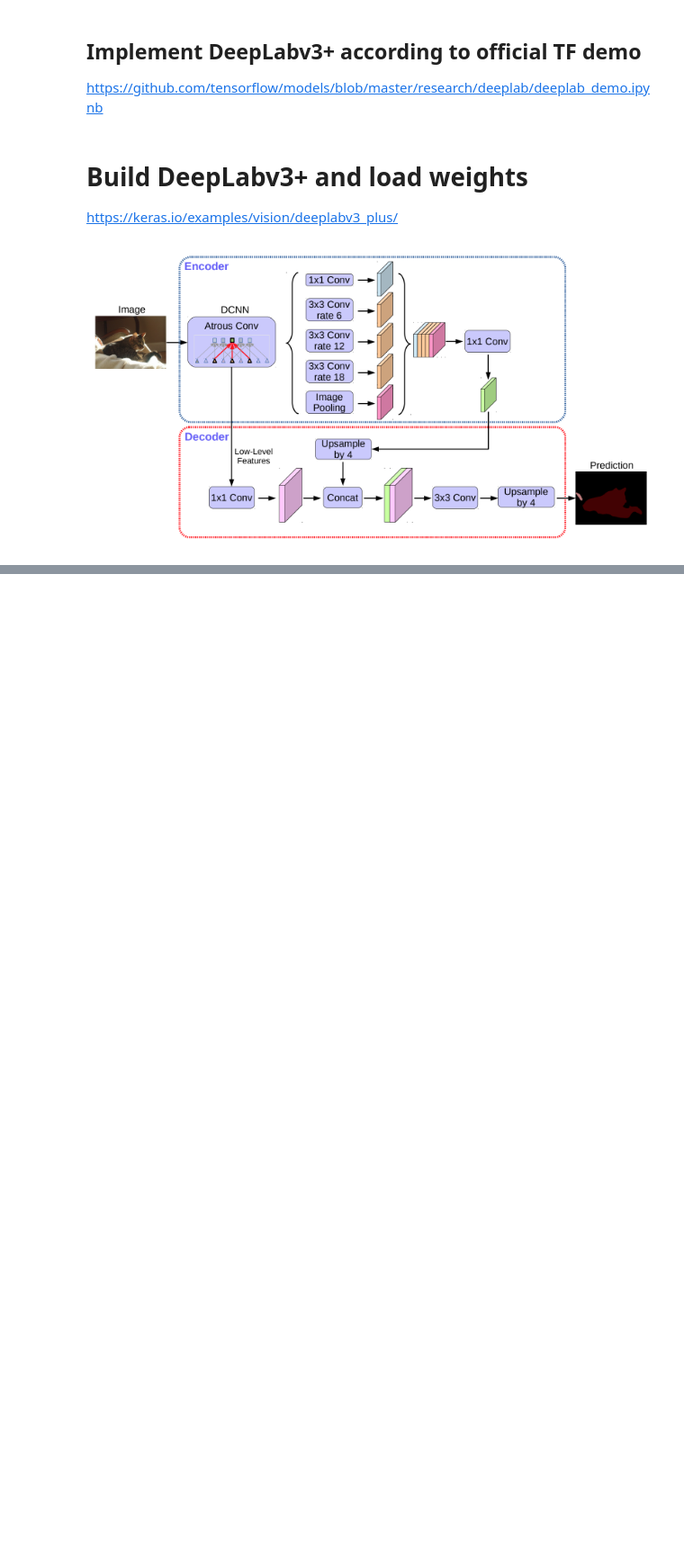
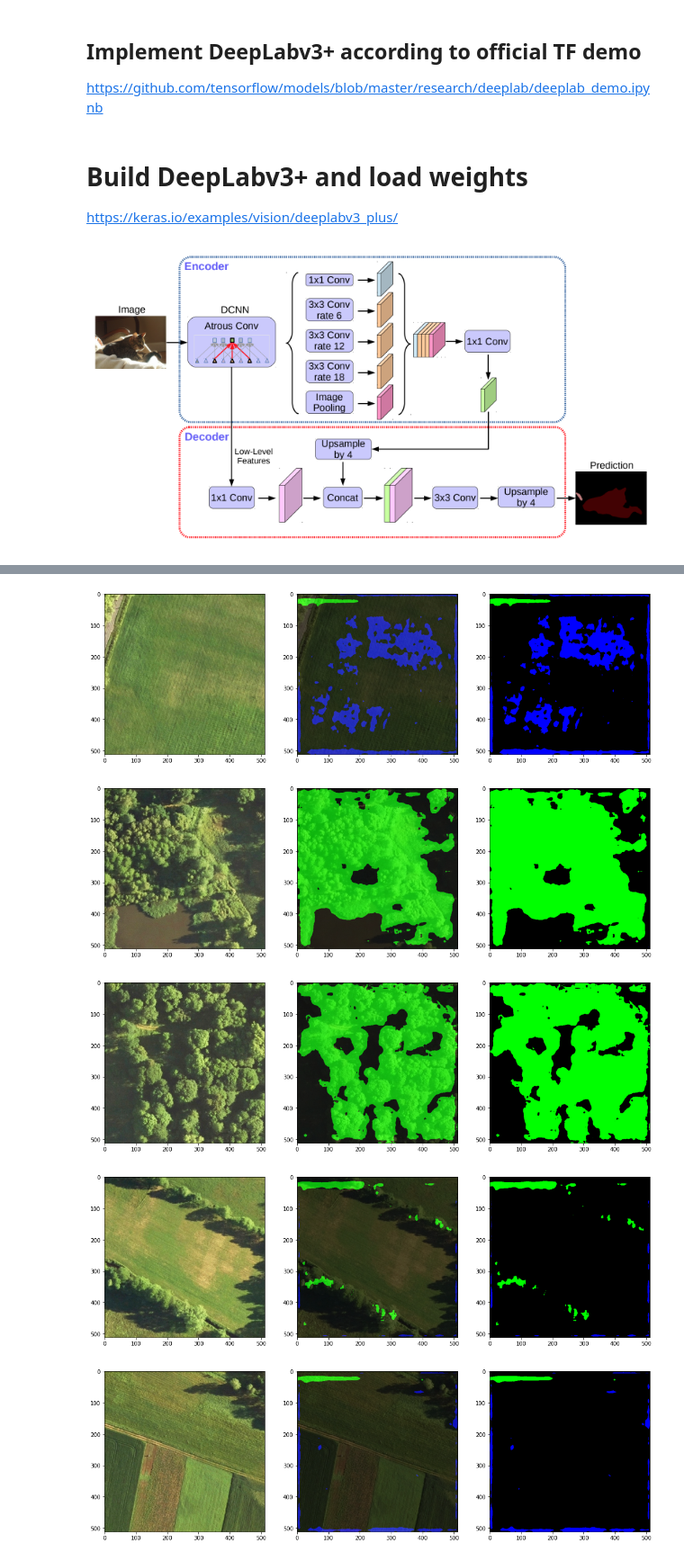
Before and after one commit to MortenTabaka/Semantic-segmentation-of-LandCover.ai-dataset, a Jupyter notebook: notebooks/exploratory/5.0-Marcin-DeepLabv3+_model.ipynb, the cells around one changed output, grey strips where cells are left out. Shown at 90% size. Saved outputs shown, nothing was run; the diff lists cells and outputs as text; code cells hidden in the pictures; blank space fills up the shorter version.

```diff
--- a/notebooks/exploratory/5.0-Marcin-DeepLabv3+_model.ipynb
+++ b/notebooks/exploratory/5.0-Marcin-DeepLabv3+_model.ipynb
@@ -524,0 +555,10 @@ model.load_weights(checkpoint_path)
+# %%
+colormap = [[0, 0, 0], [255, 0, 0], [0, 255, 0], [0, 0, 255], [255, 255, 255]]
+# %%
+plot_predictions(test_images[50:55], colormap, model=model)
+# %% [output]
+[figure, added]
+[figure, added]
+[figure, added]
+[figure, added]
+[figure, added]
```
Also changed, not shown: parts of 10 cells of this notebook.
